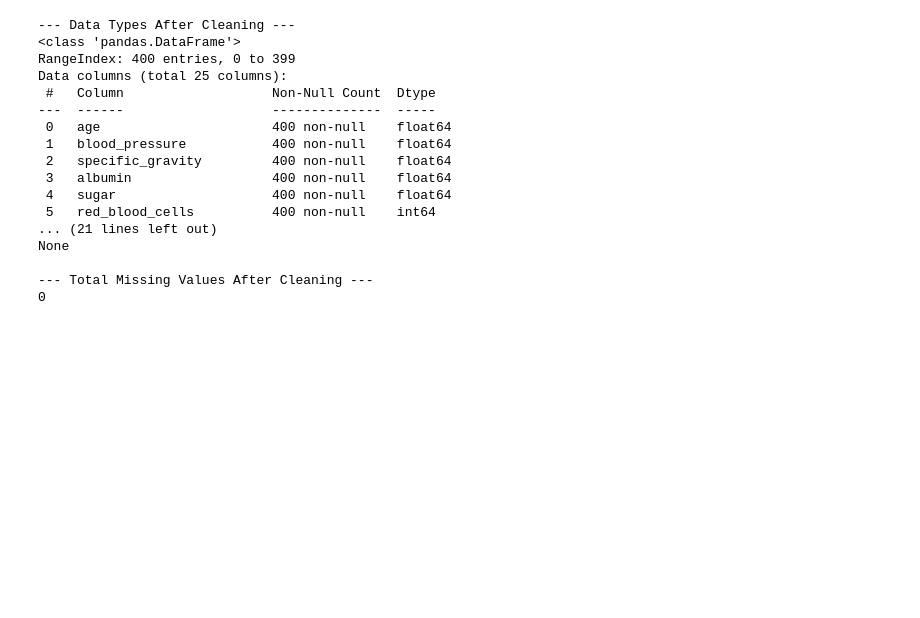
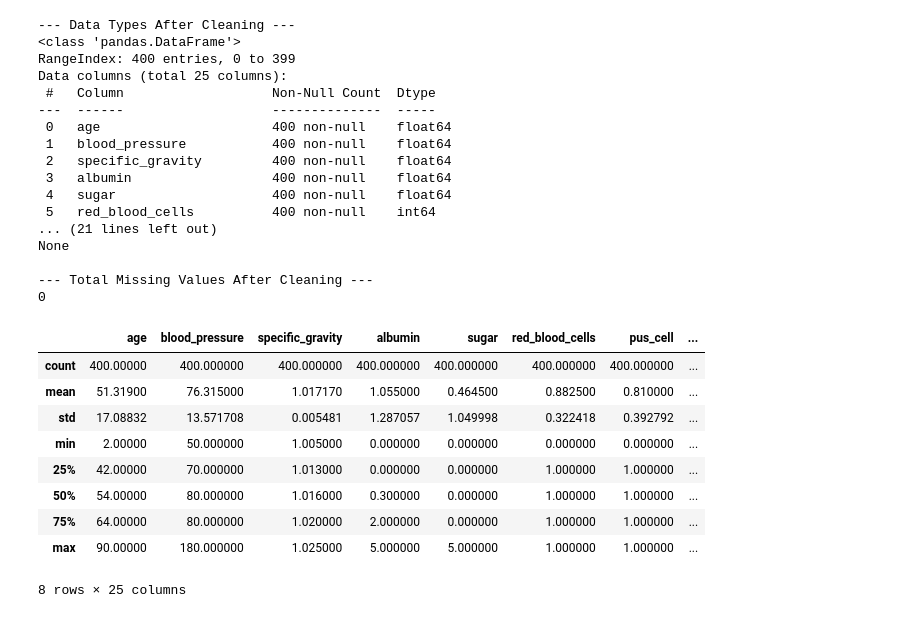
Before and after one commit to AbdullahRFA/Predictive-Modeling-of-Early-Stage-Chronic-Kidney-Disease-Using-Explainable-AI, a Jupyter notebook: Code/datasetCollection_&_EDA.ipynb, the cells around one changed output. Drawn from its saved outputs; the diff is of its cells as text; code cells hidden in the pictures; blank space fills up the shorter version.

```diff
--- a/Code/datasetCollection_&_EDA.ipynb
+++ b/Code/datasetCollection_&_EDA.ipynb
@@ -278,3 +285,16 @@ None
 
 --- Total Missing Values After Cleaning ---
 0
+# %%
+df.describe()  # Display summary statistics of the dataset after cleaning
+# %% [output]
+|  | age | blood_pressure | specific_gravity | albumin | sugar | red_blood_cells | pus_cell | ... |
+| count | 400.00000 | 400.000000 | 400.000000 | 400.000000 | 400.000000 | 400.000000 | 400.000000 | ... |
+| mean | 51.31900 | 76.315000 | 1.017170 | 1.055000 | 0.464500 | 0.882500 | 0.810000 | ... |
+| std | 17.08832 | 13.571708 | 0.005481 | 1.287057 | 1.049998 | 0.322418 | 0.392792 | ... |
+| min | 2.00000 | 50.000000 | 1.005000 | 0.000000 | 0.000000 | 0.000000 | 0.000000 | ... |
+| 25% | 42.00000 | 70.000000 | 1.013000 | 0.000000 | 0.000000 | 1.000000 | 1.000000 | ... |
+| 50% | 54.00000 | 80.000000 | 1.016000 | 0.300000 | 0.000000 | 1.000000 | 1.000000 | ... |
+| 75% | 64.00000 | 80.000000 | 1.020000 | 2.000000 | 0.000000 | 1.000000 | 1.000000 | ... |
+| max | 90.00000 | 180.000000 | 1.025000 | 5.000000 | 5.000000 | 1.000000 | 1.000000 | ... |
+8 rows × 25 columns
```
Also changed, not shown: parts of 15 cells of this notebook.
